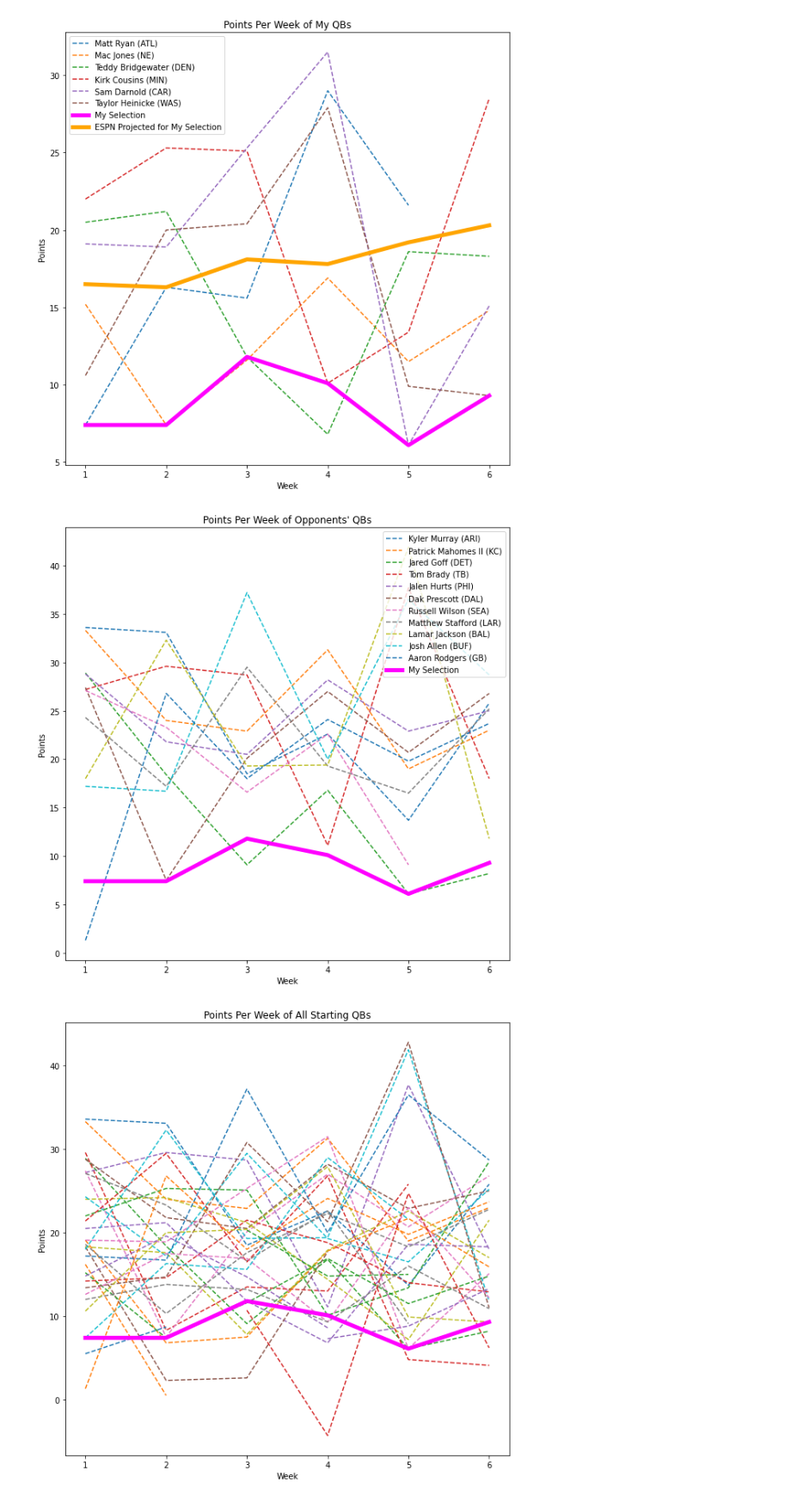
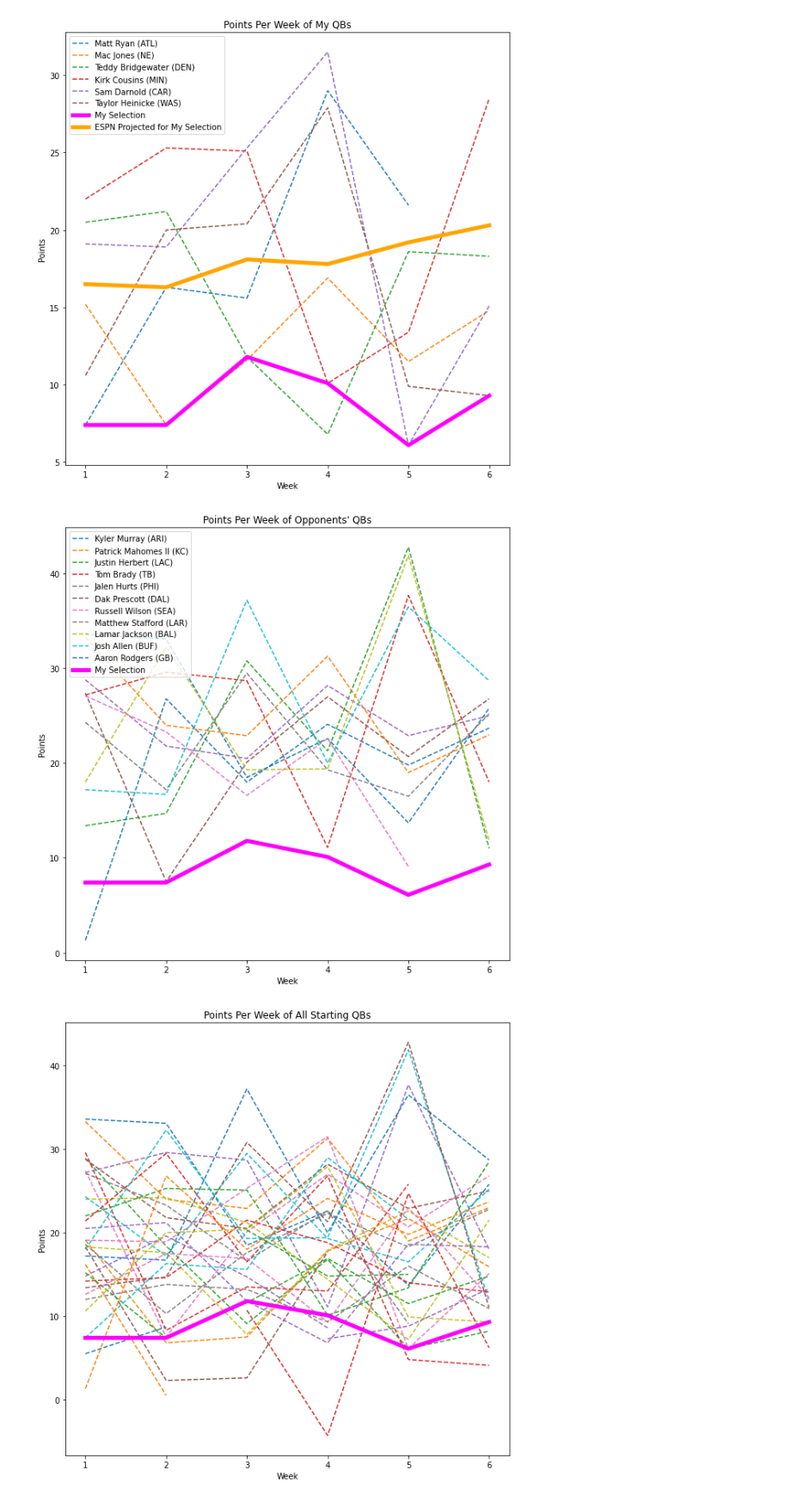
Before and after one commit to CTLaw90/WorstPossibleQBCombo, a Jupyter notebook: graphs.ipynb, the cells around one changed output. Shown at 86% size. Cells and saved outputs as stored; diff of their text form; code cells hidden in the pictures.

```diff
--- a/graphs.ipynb
+++ b/graphs.ipynb
@@ -34,28 +34,28 @@ plt.show()
 # %%
 
 plt.clf()
 
-oplayers = ["Kyler Murray (ARI)", "Patrick Mahomes II (KC)", "Jared Goff (DET)", "Tom Brady (TB)", "Jalen Hurts (PHI)", "Dak Prescott (DAL)", "Russell Wilson (SEA)", "Matthew Stafford (LAR)", "Lamar Jackson (BAL)", "Josh Allen (BUF)", "Aaron Rodgers (GB)"]
+oplayers = ["Kyler Murray (ARI)", "Patrick Mahomes II (KC)", "Justin Herbert (LAC)", "Tom Brady (TB)", "Jalen Hurts (PHI)", "Dak Prescott (DAL)", "Russell Wilson (SEA)", "Matthew Stafford (LAR)", "Lamar Jackson (BAL)", "Josh Allen (BUF)", "Aaron Rodgers (GB)"]
 plt.xticks(np.arange(wk), np.arange(1, wk+1))
 plt.ylabel('Points')
 plt.xlabel('Week')
 plt.title('Points Per Week of Opponents\' QBs')
 
 
 for i in oplayers:
     ppoints = []
     for j in range(wk):
         if stats[i][j][0] == 0:
             ppoints.append([None])
         else:
             ppoints.append(stats[i][j])
     plt.plot(ppoints, '--', label=i)
 
 plt.plot(resultPoints, label='My Selection', color='magenta', linewidth=5)
-plt.legend()
+plt.legend(loc='upper left')
 plt.show()
 # %% [output]
-[figure, old version]
+[figure, new version]
 # %%
 
 plt.clf()
```
Also changed, not shown: parts of 11 cells of this notebook, 14 other files.
